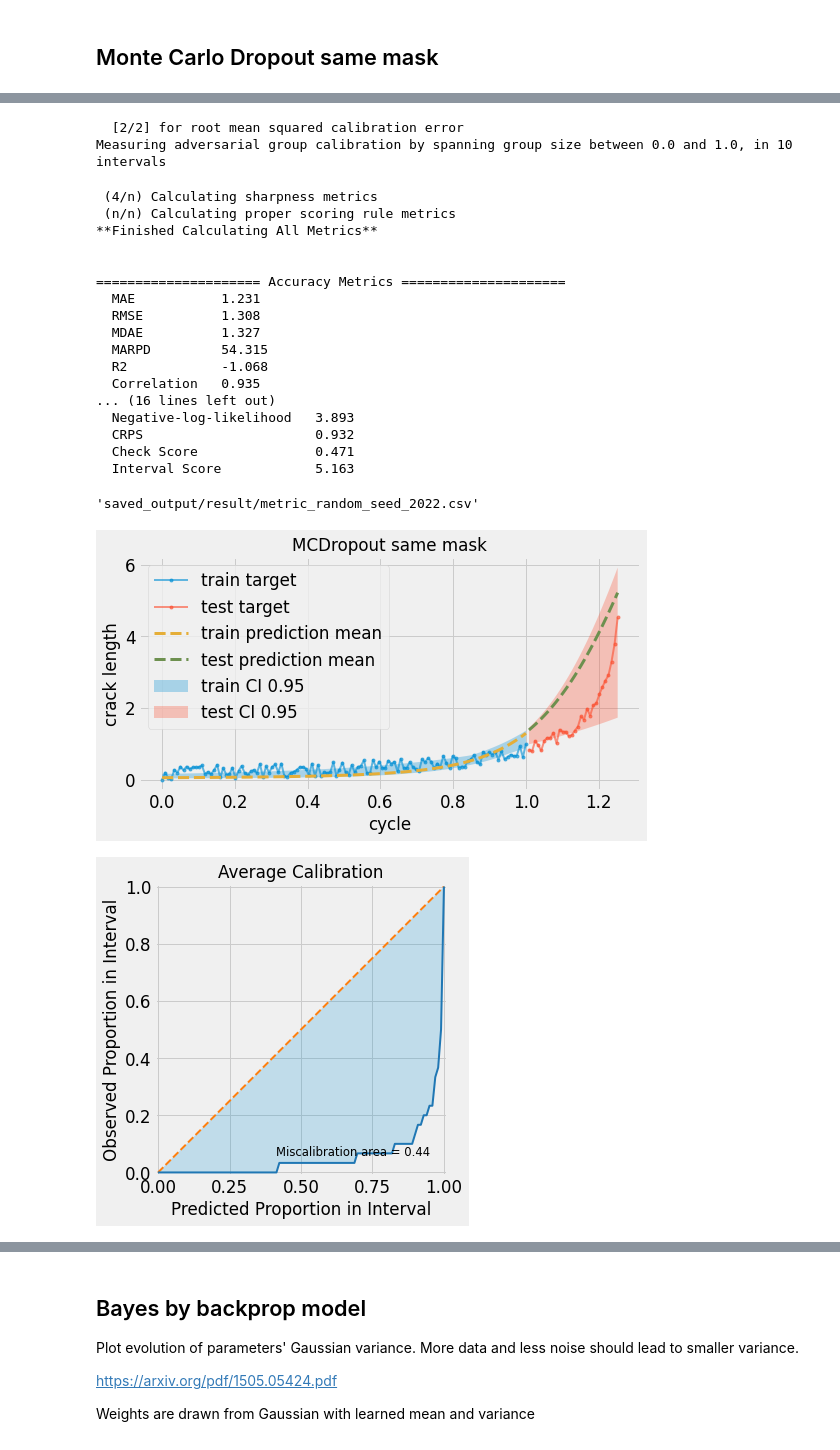
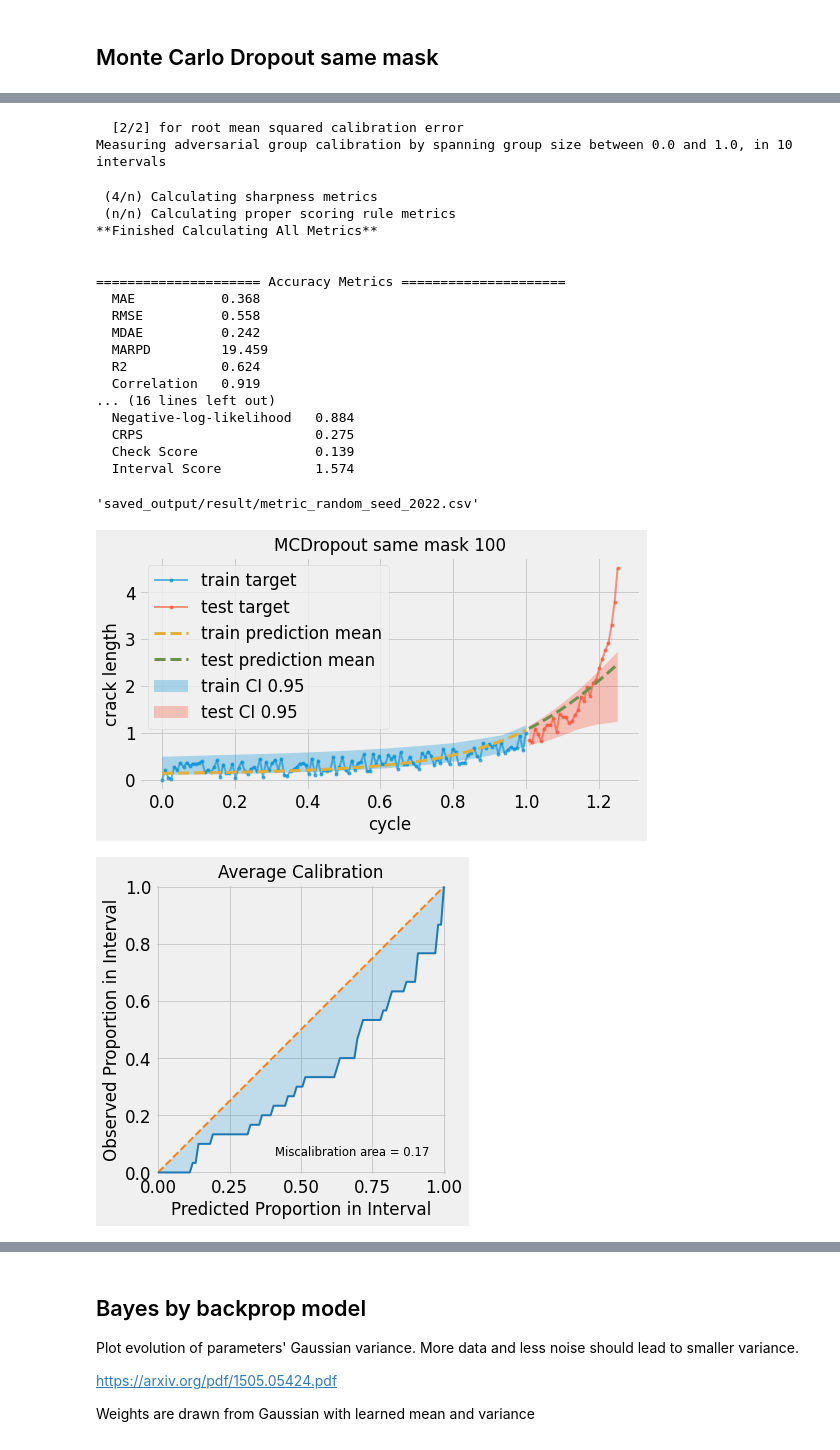
Before and after one commit to phanav/probabilistic-physics-satie, a Jupyter notebook: src/probabilistic_physics_inform_v3.ipynb, the cells around one changed output, grey strips where cells are left out. Drawn from its saved outputs; the diff is of its cells as text; code cells hidden in the pictures.

```diff
--- a/src/probabilistic_physics_inform_v3.ipynb
+++ b/src/probabilistic_physics_inform_v3.ipynb
@@ -938,7 +938,7 @@ def plot_target_prediction_ensemble(
 # %%
 %%time
 
-ensemble_size = 5
+ensemble_size = 10
 ensemble_model = []
 ensemble_metric = []
 
@@ -1361,3 +1397,34 @@ for i, model in enumerate(ensemble_model):
+# %%
+# ensemble_train_mean, ensemble_train_var = predict_gaussian_ensemble_model(model, train_xtensor)
+# ensemble_test_mean, ensemble_test_var = predict_gaussian_ensemble_model(model, test_xtensor)
+
+ensemble_train_mean, ensemble_train_var = gaussian_mixture_ensemble_forward(ensemble_model, train_xtensor)
+ensemble_test_mean, ensemble_test_var = gaussian_mixture_ensemble_forward(ensemble_model, test_xtensor)
+
+# ensemble_test_mean = ensemble_test_mean.squeeze()
+ensemble_test_std = torch.sqrt(ensemble_test_var)
+
+fig = plot_target_prediction_ensemble_gaussian_mixture(
+    train_xtensor, train_ytensor, test_xtensor, test_ytensor,
+    ensemble_train_mean, ensemble_train_var, ensemble_test_mean, ensemble_test_var,
+    title='Ensemble Mixture 100'
+)
+save_fig(fig, "ensemble_100_prediction.pdf")
+
+ax = uct.viz.plot_calibration(ensemble_test_mean.numpy().squeeze(), ensemble_test_std.numpy().squeeze(), test_ytensor.numpy().squeeze())
+save_fig(ax.figure, "ensemble_100_calibration.pdf")
+
+ensemble_metrics = uct.metrics.get_all_metrics(
+    ensemble_test_mean.numpy().squeeze(), ensemble_test_std.numpy().squeeze(), test_ytensor.numpy().squeeze()
+)
+
+save_metrics('Ensemble 100', ensemble_duration, ensemble_metrics)
+# %%
+ensemble100_model_dir = os.path.join(saved_model_dir, "ensemble100")
+os.makedirs(ensemble100_model_dir, exist_ok=True)
+
+for i, model in enumerate(ensemble_model):
+    torch.save(model.state_dict(), f"{ensemble10_model_dir}/model_{i}.pt")
 # %% [markdown]
 ## Monte Carlo Dropout
 
@@ -1769,46 +1895,46 @@ fig = plot_target_prediction_sample(
     train_ytensor,
     dropout_same_mask_train_predictions,
     test_xtensor,
     test_ytensor,
     dropout_same_mask_test_predictions,
     marker="o",
     markersize=3,
-    title="MCDropout same mask",
+    title="MCDropout same mask 100",
 )
-save_fig(fig, "dropout_same_mask_prediction.pdf")
+save_fig(fig, "dropout_same_mask_100_prediction.pdf")
 
 ax = uct.viz.plot_calibration(dropout_same_mask_test_mean, dropout_same_mask_test_std, test_ytensor.numpy().squeeze())
-save_fig(ax.figure, "dropout_same_mask_calibration.pdf")
+save_fig(ax.figure, "dropout_same_mask_100_calibration.pdf")
 
 dropout_same_mask_metrics = uct.metrics.get_all_metrics(
     dropout_same_mask_test_mean, dropout_same_mask_test_std, test_ytensor.numpy().squeeze()
 )
-save_metrics('MCDropout*', dropout_same_mask_duration, dropout_same_mask_metrics)
+save_metrics('MCDropout* 100', dropout_same_mask_duration, dropout_same_mask_metrics)
 # %% [output]
  (1/n) Calculating accuracy metrics
  (2/n) Calculating average calibration metrics
  (3/n) Calculating adversarial group calibration metrics
   [1/2] for mean absolute calibration error
 Measuring adversarial group calibration by spanning group size between 0.0 and 1.0, in 10 intervals
   [2/2] for root mean squared calibration error
 Measuring adversarial group calibration by spanning group size between 0.0 and 1.0, in 10 intervals
  (4/n) Calculating sharpness metrics
  (n/n) Calculating proper scoring rule metrics
 **Finished Calculating All Metrics**
 
 
 ===================== Accuracy Metrics =====================
-  MAE           1.231
-  RMSE          1.308
-  MDAE          1.327
-  MARPD         54.315
-  R2            -1.068
-  Correlation   0.935
+  MAE           0.368
+  RMSE          0.558
+  MDAE          0.242
+  MARPD         19.459
+  R2            0.624
+  Correlation   0.919
 ... (16 lines left out)
-  Negative-log-likelihood   3.893
-  CRPS                      0.932
-  Check Score               0.471
-  Interval Score            5.163
+  Negative-log-likelihood   0.884
+  CRPS                      0.275
+  Check Score               0.139
+  Interval Score            1.574
 'saved_output/result/metric_random_seed_2022.csv'
-[figure, old version]
+[figure, new version]
-[figure, old version]
+[figure, new version]
```
Also changed, not shown: parts of 21 cells of this notebook.
